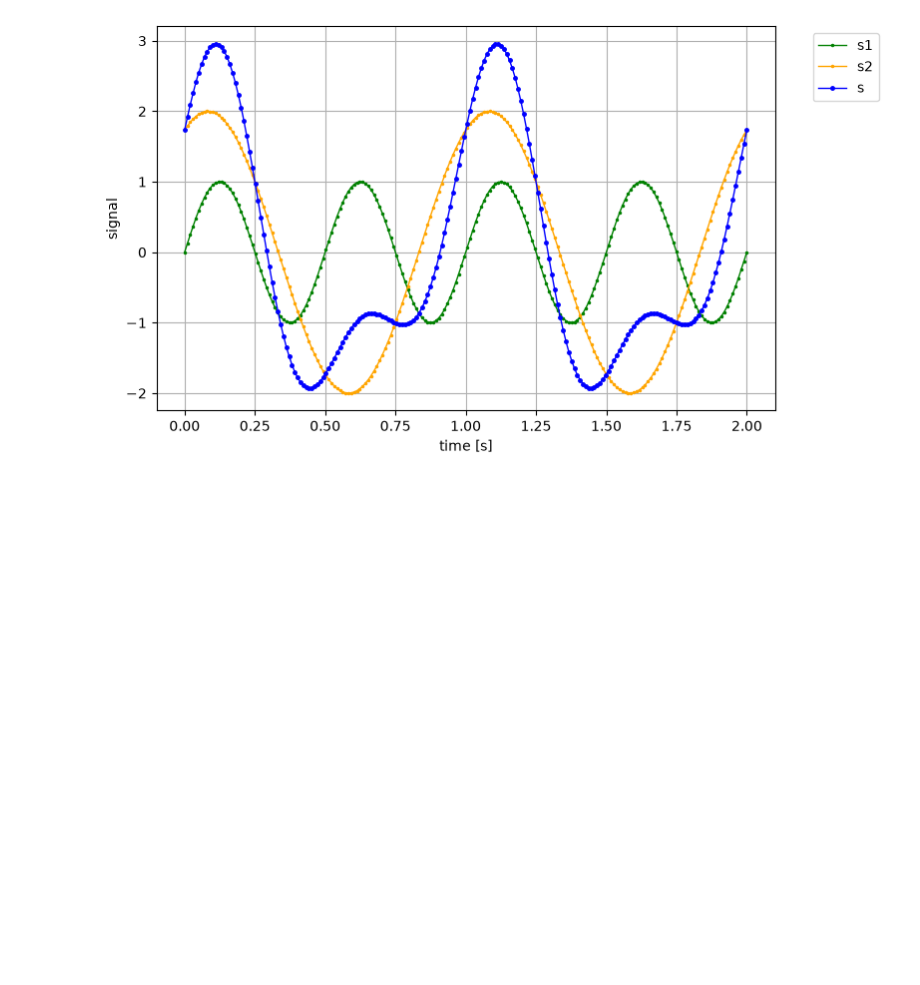
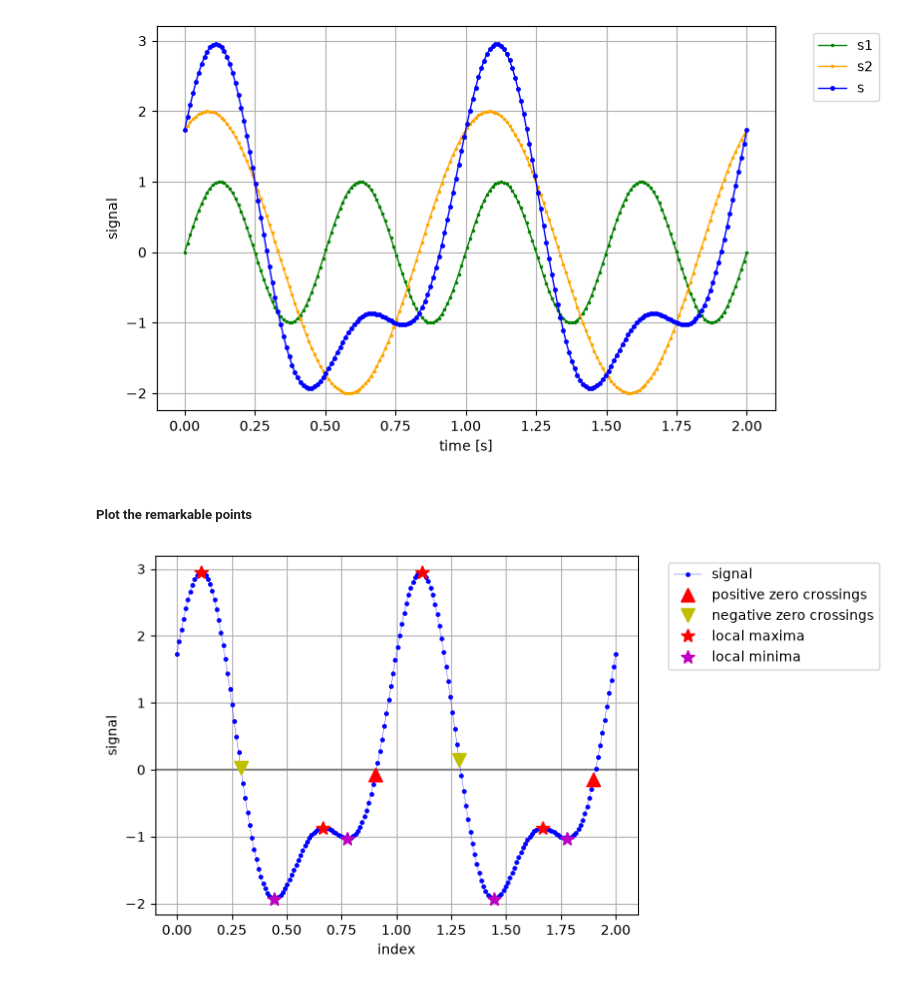
Before and after one commit to GaiaGas/Series03-Python, a Jupyter notebook: Series03-Python.ipynb, the cells around one changed output. Drawn from its saved outputs; the diff is of its cells as text; code cells hidden in the pictures; blank space fills up the shorter version.

Commit message:
Plot the remarkable points
Plot the remarkable points on s using the previous functions. Check the code with Run all.

```diff
--- a/Series03-Python.ipynb
+++ b/Series03-Python.ipynb
@@ -370,3 +370,20 @@ plt.grid(True)
 plt.show()
 # %% [output]
 [figure]
+# %% [markdown]
+##### Plot the remarkable points
+# %%
+#plot the remarkable points on the combined signal
+
+plt.figure()
+
+plot_signal(t, s)
+plot_zero_crossings(t, s)
+plot_local_extrema(t, s)
+
+plt.legend(bbox_to_anchor=(1.05, 1), loc="upper left")
+plt.grid(True)
+
+plt.show()
+# %% [output]
+[figure, added]
```
